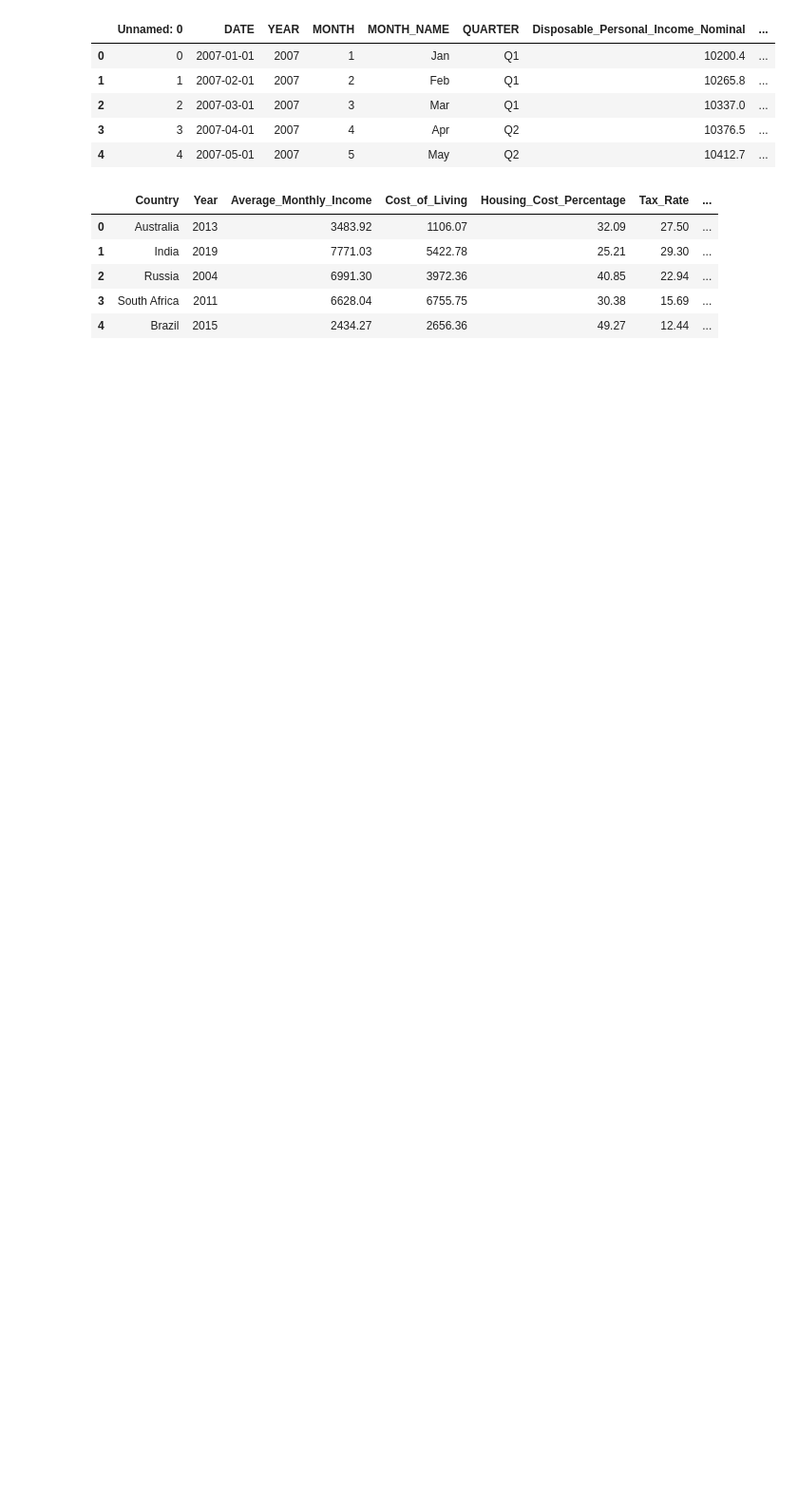
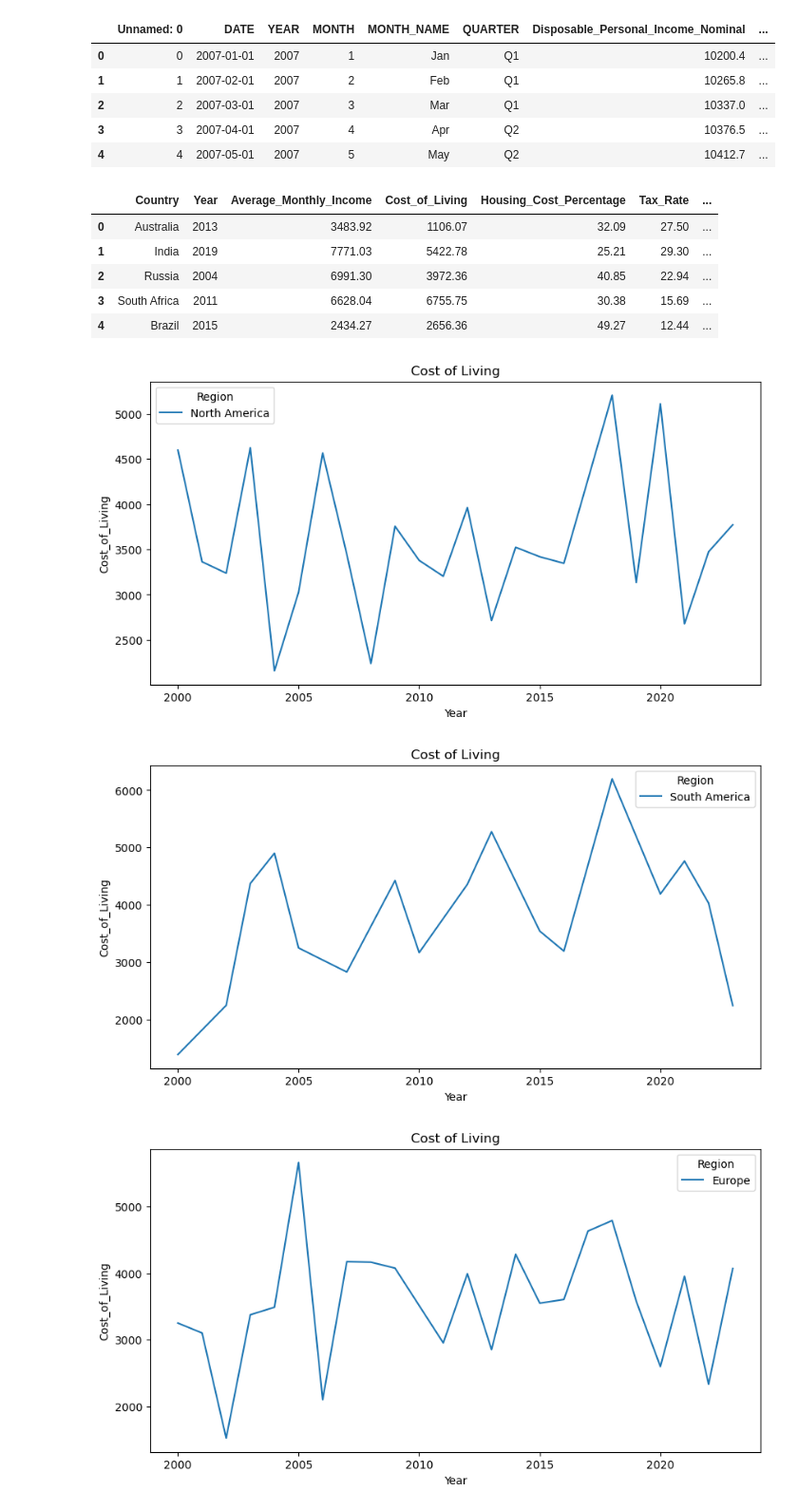
Before and after one commit to szhagnay/Cohort-A-Econ, a Jupyter notebook: notebooks/Sherla_eda.ipynb, the cells around one changed output. Shown at 95% size. Cells and saved outputs as stored; diff of their text form; code cells hidden in the pictures; blank space fills up the shorter version.

```diff
--- a/notebooks/Sherla_eda.ipynb
+++ b/notebooks/Sherla_eda.ipynb
@@ -34,0 +36,49 @@ world_col.head()
+# %%
+# Concatenate the two datasets on the year column, and then drop every country except for the US
+
+# Plots for different Regions
+plt.figure(figsize=(10, 5))
+NORTH_ECON = world_col[world_col["Region"] == "North America"]
+sns.lineplot(data=NORTH_ECON, x="Year", y="Cost_of_Living", hue="Region", errorbar=None)
+plt.title("Cost of Living")
+plt.show()
+plt.close()
+
+plt.figure(figsize=(10, 5))
+SOUTH_ECON = world_col[world_col["Region"] == "South America"]
+sns.lineplot(data=SOUTH_ECON, x="Year", y="Cost_of_Living", hue="Region", errorbar=None)
+plt.title("Cost of Living")
+plt.show()
+plt.close()
+
+plt.figure(figsize=(10, 5))
+EURO_ECON = world_col[world_col["Region"] == "Europe"]
+sns.lineplot(data=EURO_ECON, x="Year", y="Cost_of_Living", hue="Region", errorbar=None)
+plt.title("Cost of Living")
+plt.show()
+plt.close()
+
+plt.figure(figsize=(10, 5))
+ASIA_ECON = world_col[world_col["Region"] == "Asia"]
+sns.lineplot(data=ASIA_ECON, x="Year", y="Cost_of_Living", hue="Region", errorbar=None)
+plt.title("Cost of Living")
+plt.show()
+plt.close()
+
+plt.figure(figsize=(10, 5))
+AUSTRILIA_ECON = world_col[world_col["Region"] == "Oceania"]
+sns.lineplot(data=AUSTRILIA_ECON, x="Year", y="Cost_of_Living", hue="Region", errorbar=None)
+plt.title("Cost of Living")
+plt.show()
+plt.close()
+
+plt.figure(figsize=(10, 5))
+AFRICA_ECON = world_col[world_col["Region"] == "Africa"]
+sns.lineplot(data=AFRICA_ECON, x="Year", y="Cost_of_Living", hue="Region", errorbar=None)
+plt.title("Cost of Living")
+plt.show()
+plt.close()
+# %% [output]
+[figure, added]
+[figure, added]
+[figure, added]
```
Also changed, not shown: parts of 5 cells of this notebook.
